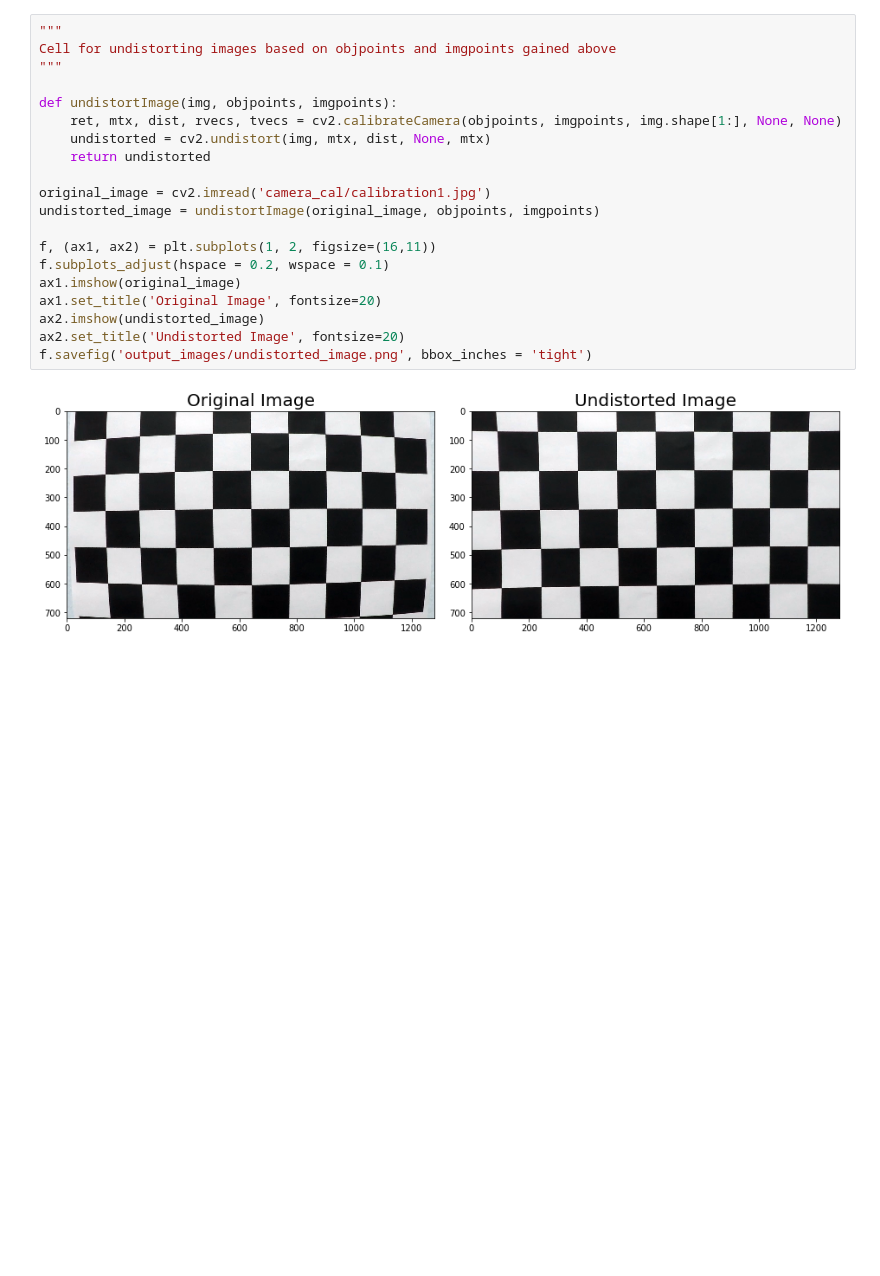
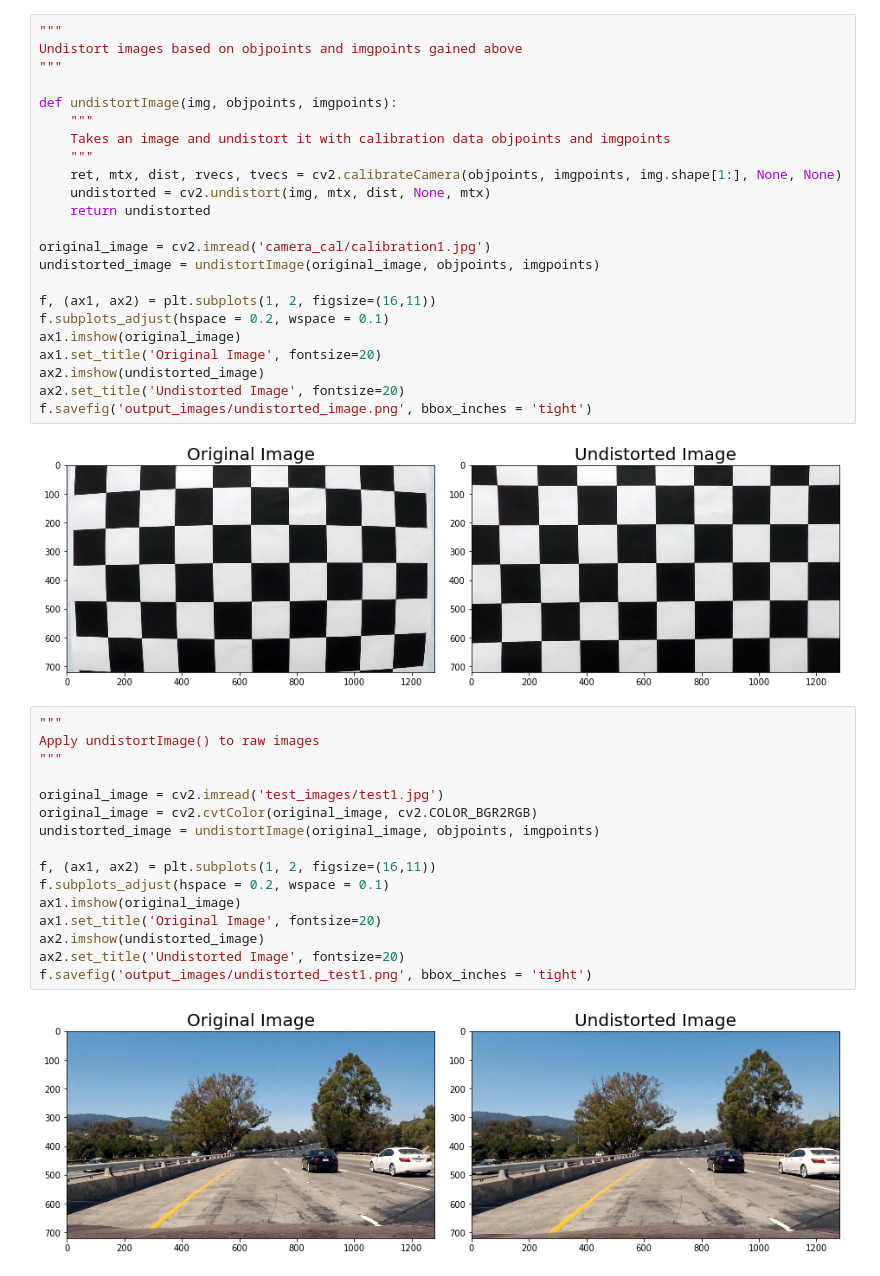
Before and after one commit to udacity/CarND-Advanced-Lane-Lines, a Jupyter notebook: P2.ipynb, the cells around one changed output. Saved outputs shown, nothing was run; the diff lists cells and outputs as text; blank space fills up the shorter version.

```diff
--- a/P2.ipynb
+++ b/P2.ipynb
@@ -54,10 +54,13 @@ camera_cal/calibration5.jpg doesnt have enough corners detected.
 [figure]
 # %%
 """
-Cell for undistorting images based on objpoints and imgpoints gained above
+Undistort images based on objpoints and imgpoints gained above
 """
 
 def undistortImage(img, objpoints, imgpoints):
+    """
+    Takes an image and undistort it with calibration data objpoints and imgpoints
+    """
     ret, mtx, dist, rvecs, tvecs = cv2.calibrateCamera(objpoints, imgpoints, img.shape[1:], None, None)
     undistorted = cv2.undistort(img, mtx, dist, None, mtx)
     return undistorted
@@ -74,3 +77,21 @@ ax2.set_title('Undistorted Image', fontsize=20)
 f.savefig('output_images/undistorted_image.png', bbox_inches = 'tight')
 # %% [output]
 [figure]
+# %%
+"""
+Apply undistortImage() to raw images
+"""
+
+original_image = cv2.imread('test_images/test1.jpg')
+original_image = cv2.cvtColor(original_image, cv2.COLOR_BGR2RGB)
+undistorted_image = undistortImage(original_image, objpoints, imgpoints)
+
+f, (ax1, ax2) = plt.subplots(1, 2, figsize=(16,11))
+f.subplots_adjust(hspace = 0.2, wspace = 0.1)
+ax1.imshow(original_image)
+ax1.set_title('Original Image', fontsize=20)
+ax2.imshow(undistorted_image)
+ax2.set_title('Undistorted Image', fontsize=20)
+f.savefig('output_images/undistorted_test1.png', bbox_inches = 'tight')
+# %% [output]
+[figure, added]
```
Also changed, not shown: parts of 2 cells of this notebook, 3 other files.
